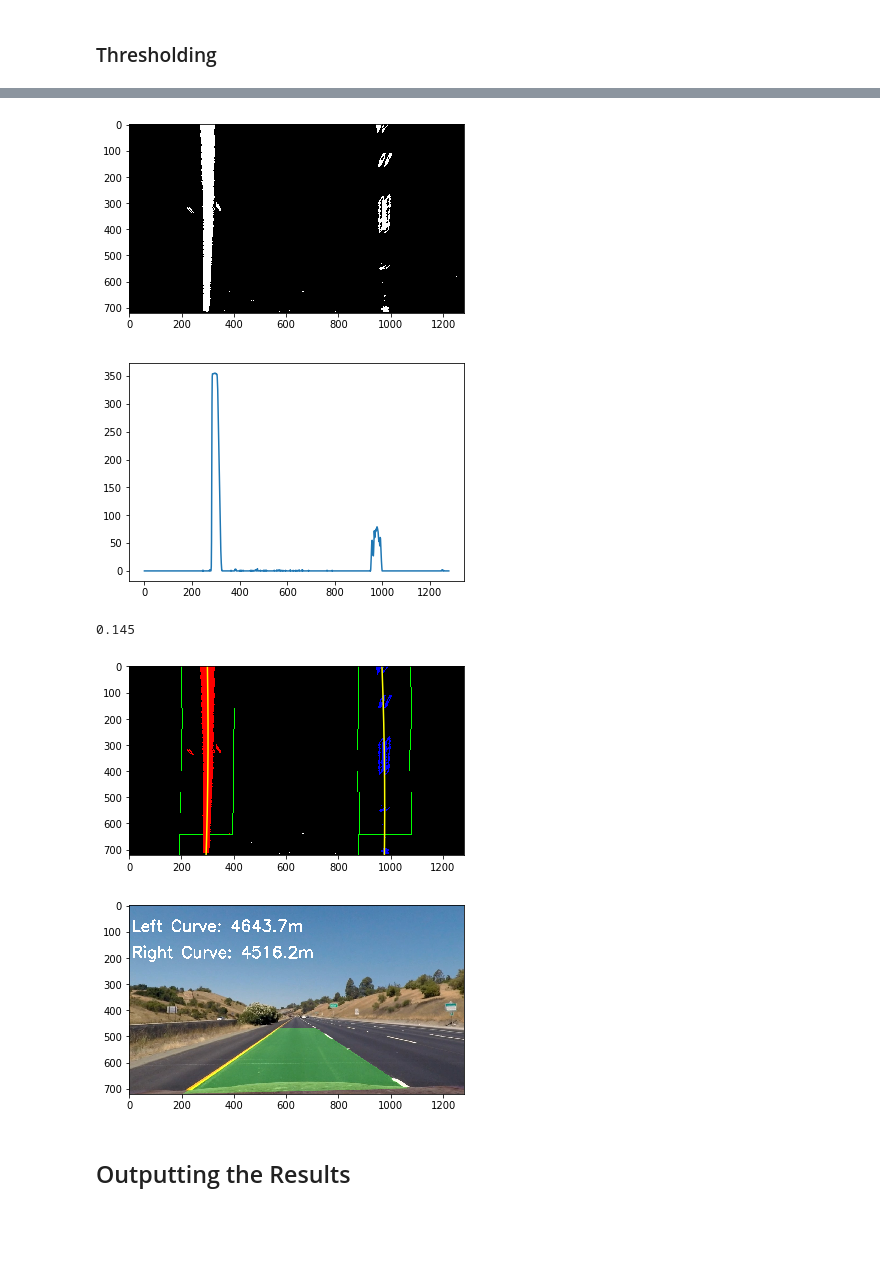
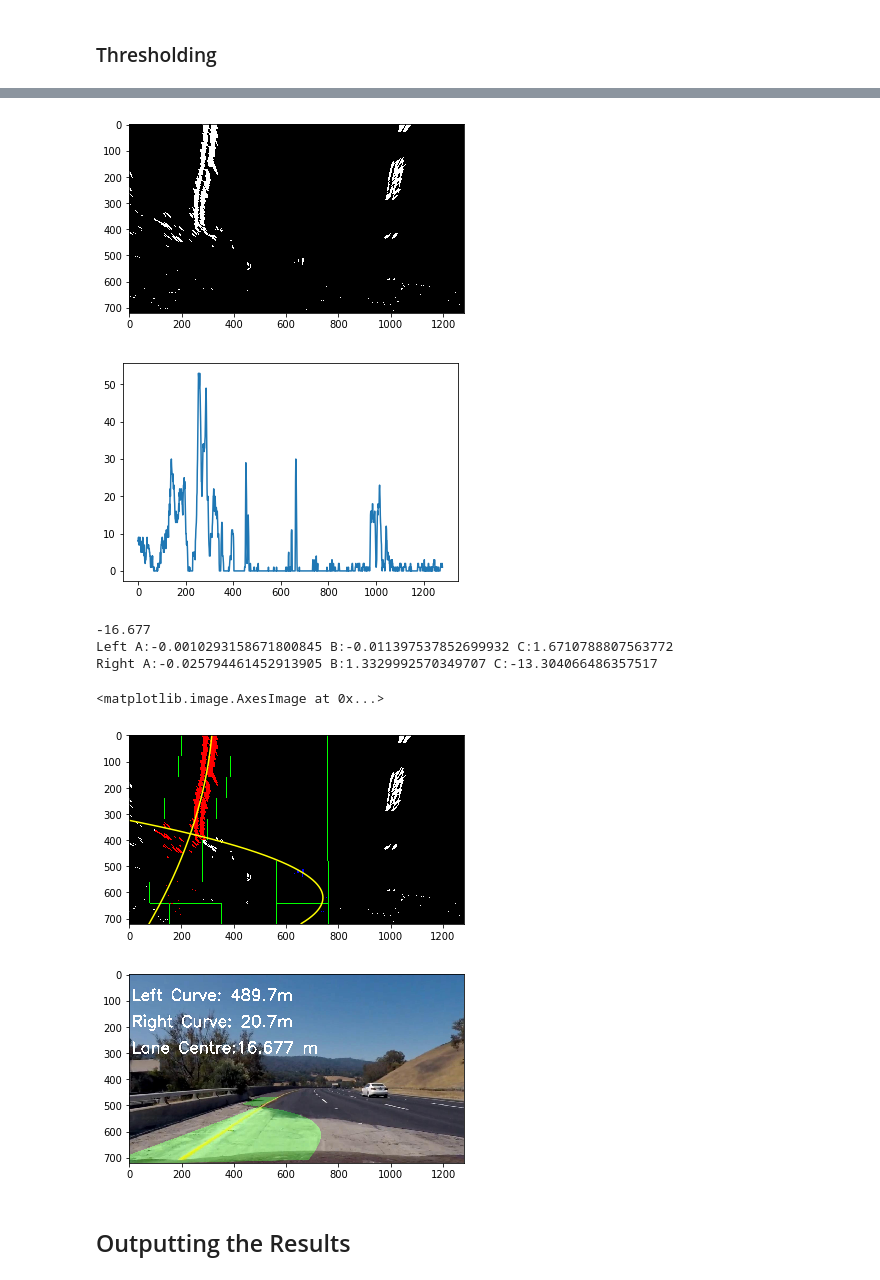
Before and after one commit to ergorham/CarND-AdvancedLaneLinesProject, a Jupyter notebook: AdvLaneLines.ipynb, the cells around one changed output, grey strips where cells are left out. Cells and saved outputs as stored; diff of their text form; code cells hidden in the pictures; blank space fills up the shorter version.

```diff
--- a/AdvLaneLines.ipynb
+++ b/AdvLaneLines.ipynb
@@ -102,8 +102,9 @@ camParams = pickle.load(params_file)
 params_file.close()
 
 #undistort the test image and visualize
-img = cv2.imread("./test_images/straight_lines1.jpg")
-#img = cv2.imread("./test_images/test6.jpg")
+#img = cv2.imread("./test_images/straight_lines1.jpg")
+#img = cv2.imread("./test_images/test4.jpg")
+img = cv2.imread("./debug_images/4.45.jpg")
 corrected_img = cv2.undistort(img,camParams.mtx,camParams.dist,None,camParams.mtx)
 compare = np.concatenate((img,corrected_img),axis=1)
 resized = cv2.resize(compare,(int(compare.shape[1]/2),int(compare.shape[0]/2)))
@@ -333,7 +334,7 @@ def test_thresh(img):
 
     return (four,three,v_chan) #binary image
 # %%
-color_binary = thresh_and_binary(corrected_img)
+color_binary = thresh_and_binary_RGB(corrected_img)
 plt.figure(num=1)
 plt.imshow(color_binary,cmap='gray')
 #plt.imsave("./output_images/binaryImage.png",color_binary,cmap='gray')
@@ -360,5 +361,5 @@ rightx_base = np.argmax(histogram[midpoint:])+midpoint
 #plt.imsave('./output_images/birdsEye.png',binary_warped,cmap='gray')
 #plt.savefig('./output_images/histogram.png')
 # %% [output]
-[figure, old version]
+[figure, new version]
-[figure, old version]
+[figure, new version]
@@ -485,37 +543,45 @@ def projectLines(warped,ploty,left_fitx,right_fitx):
 # %%
 def distFromCentre(left_fit,right_fit,xscale):
     #takes the fit formulas to report the left and right x end pts of the fit lines at the base of the image
-    leftx = left_fit[0]*0**2 + left_fit[1]*0 + left_fit[2]
-    rightx = right_fit[0]*0**2 + right_fit[1]*0 + right_fit[2]
+    leftx = (left_fit[0]*30)**2 + left_fit[1]*30 + left_fit[2]
+    rightx = (right_fit[0]*30)**2 + right_fit[1]*30 + right_fit[2]
     laneCentre=rightx-leftx
     #640 pixels is the centre of the image, where the camera is mounted
     #>0 indicates right, <0 indicates left of centre
     return np.around((laneCentre-640)*xscale,3) #convert to metres
 # %%
 vis_out = np.dstack((binary_warped,binary_warped,binary_warped))*255
-lfit,rfit,ploty,leftx,rightx,vis_out = fitLanes(binary_warped,nwindows=9,margin=100,minpix=50,visualize=True)
+lfit,rfit,ploty,leftx,rightx,vis_out = fitLanes(binary_warped,leftLine,rightLine,nwindows=9,margin=100,minpix=50,visualize=True)
 plt.figure(num=1)
 plt.imshow(vis_out)
 #plt.imsave('./output_images/windowedFit.png',vis_out)
 #print(Rcurve(lfit,ploty)) # in pixels
 #print(Rcurve(rfit,ploty))
 lfit_cr = np.polyfit(ploty*ym_per_pix,leftx*xm_per_pix,2)
 rfit_cr = np.polyfit(ploty*ym_per_pix,rightx*xm_per_pix,2)
 leftAngle = "Left Curve: {0}m".format(Rcurve(lfit_cr,ploty,ym_per_pix))
 rightAngle = "Right Curve: {0}m".format(Rcurve(rfit_cr,ploty,ym_per_pix))
+dist = distFromCentre(lfit,rfit,xm_per_pix)
+strOut = "Lane Centre:{0} m ".format(abs(dist))
 color_warp = projectLines(binary_warped,ploty,leftx,rightx)
 newwarp = warp(color_warp,M_inv,True)
 result = cv2.addWeighted(corrected_img,1,newwarp,0.3,0)
 cv2.putText(result,leftAngle,(10,100),cv2.FONT_HERSHEY_SIMPLEX,2,(255,255,255),5)
 cv2.putText(result,rightAngle,(10,200),cv2.FONT_HERSHEY_SIMPLEX,2,(255,255,255),5)
+cv2.putText(result,strOut,(10,300),cv2.FONT_HERSHEY_SIMPLEX,2,(255,255,255),5)
 print(distFromCentre(lfit,rfit,xm_per_pix))
+print("Left A:{0} B:{1} C:{2}".format(lfit_cr[0],lfit_cr[1],lfit_cr[2]))
+print("Right A:{0} B:{1} C:{2}".format(rfit_cr[0],rfit_cr[1],rfit_cr[2]))
 plt.figure(num=2)
 plt.imshow(cv2.cvtColor(result,cv2.COLOR_BGR2RGB))
-plt.imsave('./output_images/processedImage.png',cv2.cvtColor(result,cv2.COLOR_BGR2RGB))
+#plt.imsave('./output_images/processedImage.png',cv2.cvtColor(result,cv2.COLOR_BGR2RGB))
 # %% [output]
-0.145
+-16.677
+Left A:-0.0010293158671800845 B:-0.011397537852699932 C:1.6710788807563772
+Right A:-0.025794461452913905 B:1.3329992570349707 C:-13.304066486357517
+<matplotlib.image.AxesImage at 0x...>
-[figure, old version]
+[figure, new version]
-[figure, old version]
+[figure, new version]
 # %% [markdown]
 ## Outputting the Results
 # %%
```
Also changed, not shown: parts of 15 cells of this notebook, 3 other files.
